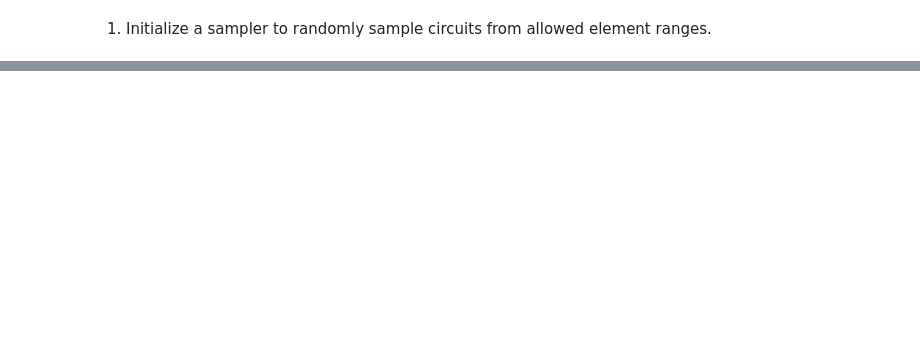
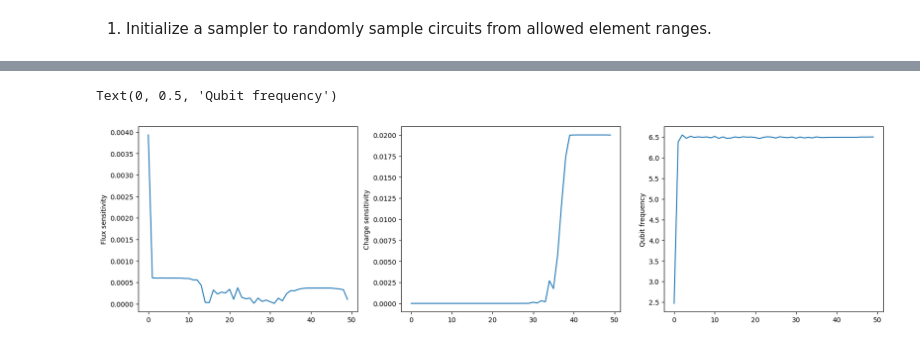
Before and after one commit to stanfordLINQS/Qubit-Discovery, a Jupyter notebook: tutorials/QD_transmon-optim.ipynb, the cells around one changed output, grey strips where cells are left out. Saved outputs shown, nothing was run; the diff lists cells and outputs as text; code cells hidden in the pictures; blank space fills up the shorter version.

```diff
--- a/tutorials/QD_transmon-optim.ipynb
+++ b/tutorials/QD_transmon-optim.ipynb
@@ -94,0 +116,6 @@ If
+# %%
+best_circuit = optimized_circuits[best_runs[0]]
+best_loss_record = loss_records[best_runs[0]]
+best_metrics_record = metric_records[best_runs[0]]
+
+best_circuit.description()
@@ -94,0 +130,12 @@ If
+# %%
+fig, ax = plt.subplots(1, 3, figsize=(20, 5))
+
+ax[0].plot(best_metrics_record['flux_sensitivity'])
+ax[0].set_ylabel('Flux sensitivity')
+ax[1].plot(best_metrics_record['charge_sensitivity'])
+ax[1].set_ylabel('Charge sensitivity')
+ax[2].plot(best_metrics_record['target_frequency'])
+ax[2].set_ylabel('Qubit frequency')
+# %% [output]
+Text(0, 0.5, 'Qubit frequency')
+[figure, added]
```
Also changed, not shown: parts of 15 cells of this notebook, 5 other files.
